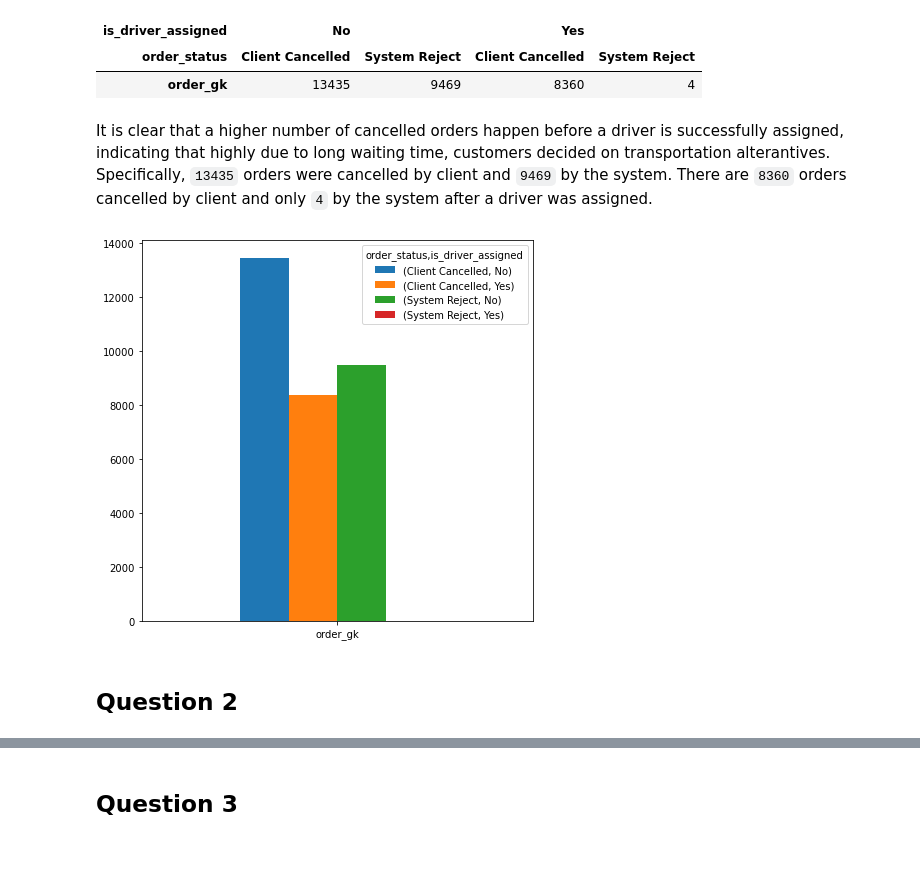
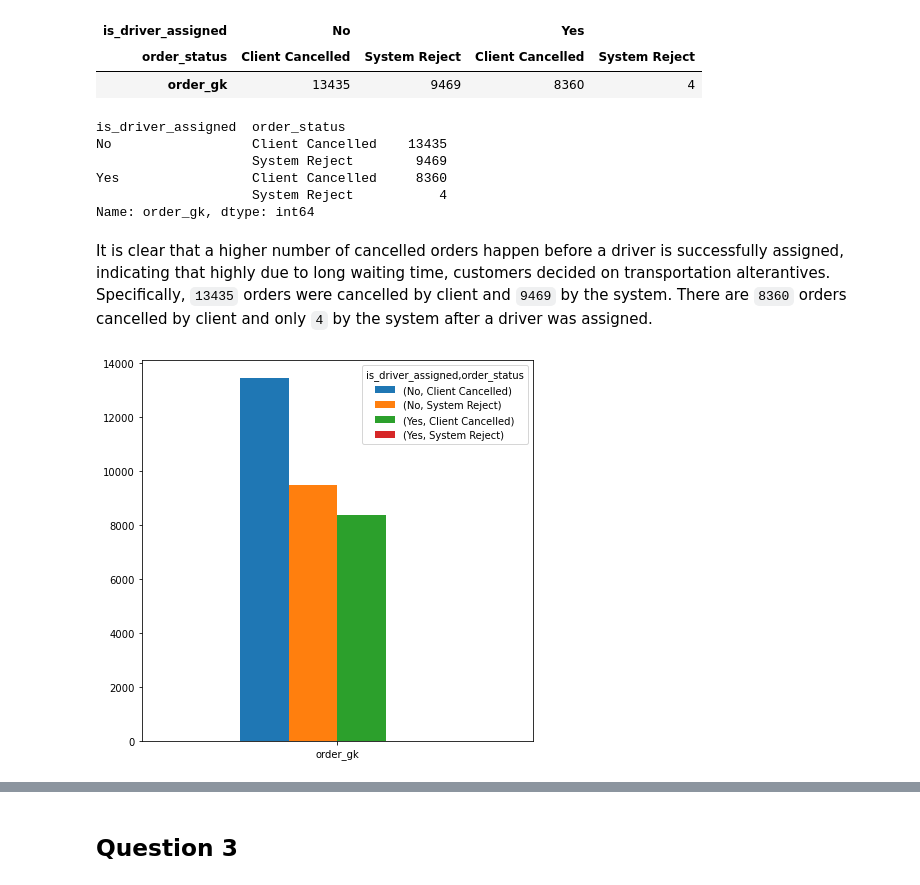
Before and after one commit to ethanaire/Analysing-Gett-Failed-Orders-data-in-Python, a Jupyter notebook: failed_orders_analytics.ipynb, the cells around one changed output, grey strips where cells are left out. Saved outputs shown, nothing was run; the diff lists cells and outputs as text; code cells hidden in the pictures; blank space fills up the shorter version.

```diff
--- a/failed_orders_analytics.ipynb
+++ b/failed_orders_analytics.ipynb
@@ -86,4 +86,4 @@ df.head()
 | 3 | 20:57:32 | -0.950385 | 51.456843 | NaN | 3000583116437 | 4 | ... |
 | 4 | 12:07:50 | -0.969520 | 51.455544 | 477.0 | 3000582891479 | 4 | ... |
 # %%
-df.rename(columns={'order_datetime': 'order_time'})
+df.rename(columns={'order_datetime': 'order_time'},inplace=True)
@@ -132,11 +118,19 @@ fail_dist
 | is_driver_assigned | No |  | Yes |  |
 | order_status | Client Cancelled | System Reject | Client Cancelled | System Reject |
 | order_gk | 13435 | 9469 | 8360 | 4 |
+# %%
+gb1 = df.groupby(by=["is_driver_assigned","order_status"])["order_gk"].count()
+gb1
+# %% [output]
+is_driver_assigned  order_status
+No                  Client Cancelled    13435
+                    System Reject        9469
+Yes                 Client Cancelled     8360
+                    System Reject           4
+Name: order_gk, dtype: int64
 # %% [markdown]
 It is clear that a higher number of cancelled orders happen before a driver is successfully assigned, indicating that highly due to long waiting time, customers decided on transportation alterantives. Specifically, `13435` orders were cancelled by client and `9469` by the system. There are `8360` orders cancelled by client and only `4` by the system after a driver was assigned.
 # %%
-pl1 = fail_dist.plot(kind="bar", subplots=False, figsize=(7, 7), legend=True, rot=0)
+p = fail_dist.plot(kind="bar", subplots=False, figsize=(7, 7), legend=True, rot=0)
 # %% [output]
-[figure, old version]
+[figure, new version]
-# %% [markdown]
-## Question 2
```
Also changed, not shown: parts of 13 cells of this notebook.
